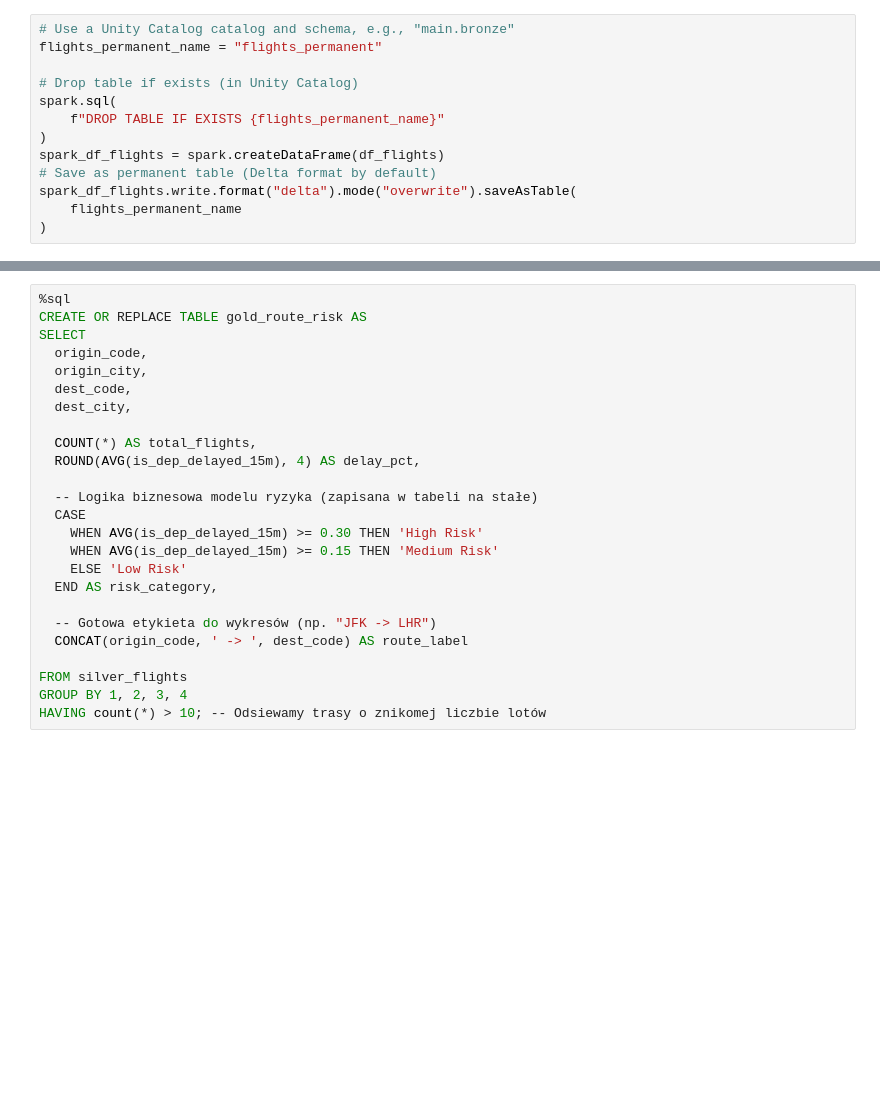
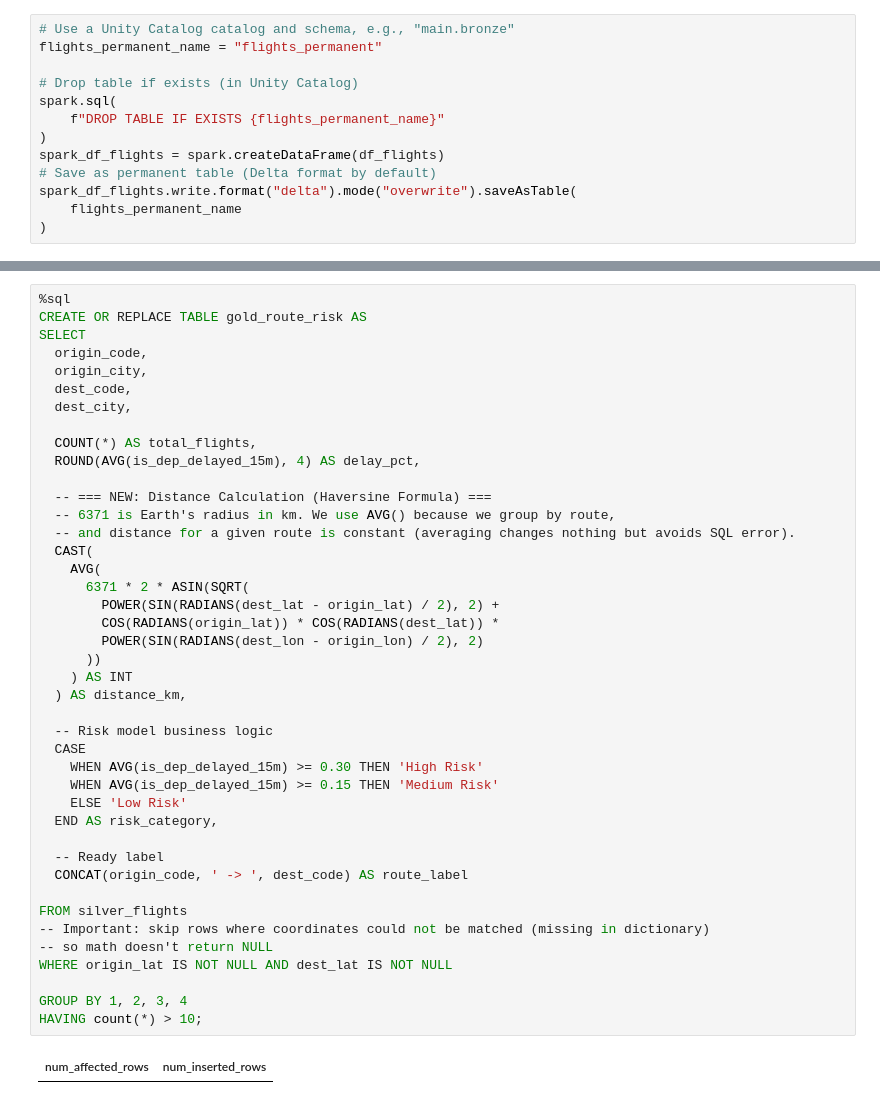
Before and after one commit to WojciechHrycenko/BigDataAnalytics, a Jupyter notebook: Data Notebook.ipynb, the cells around one changed output, grey strips where cells are left out. Drawn from its saved outputs; the diff is of its cells as text; blank space fills up the shorter version.

```diff
--- a/Data Notebook.ipynb
+++ b/Data Notebook.ipynb
@@ -229,25 +264,44 @@ GROUP BY 1, 2;
 # %%
 %sql
 CREATE OR REPLACE TABLE gold_route_risk AS
 SELECT
   origin_code,
   origin_city,
   dest_code,
   dest_city,
 
   COUNT(*) AS total_flights,
   ROUND(AVG(is_dep_delayed_15m), 4) AS delay_pct,
 
-  -- Logika biznesowa modelu ryzyka (zapisana w tabeli na stałe)
+  -- === NEW: Distance Calculation (Haversine Formula) ===
+  -- 6371 is Earth's radius in km. We use AVG() because we group by route,
+  -- and distance for a given route is constant (averaging changes nothing but avoids SQL error).
+  CAST(
+    AVG(
+      6371 * 2 * ASIN(SQRT(
+        POWER(SIN(RADIANS(dest_lat - origin_lat) / 2), 2) +
+        COS(RADIANS(origin_lat)) * COS(RADIANS(dest_lat)) *
+        POWER(SIN(RADIANS(dest_lon - origin_lon) / 2), 2)
+      ))
+    ) AS INT
+  ) AS distance_km,
+
+  -- Risk model business logic
   CASE
     WHEN AVG(is_dep_delayed_15m) >= 0.30 THEN 'High Risk'
     WHEN AVG(is_dep_delayed_15m) >= 0.15 THEN 'Medium Risk'
     ELSE 'Low Risk'
   END AS risk_category,
 
-  -- Gotowa etykieta do wykresów (np. "JFK -> LHR")
+  -- Ready label
   CONCAT(origin_code, ' -> ', dest_code) AS route_label
 
 FROM silver_flights
+-- Important: skip rows where coordinates could not be matched (missing in dictionary)
+-- so math doesn't return NULL
+WHERE origin_lat IS NOT NULL AND dest_lat IS NOT NULL
+
 GROUP BY 1, 2, 3, 4
-HAVING count(*) > 10; -- Odsiewamy trasy o znikomej liczbie lotów
+HAVING count(*) > 10;
+# %% [output]
+| num_affected_rows | num_inserted_rows |
```
Also changed, not shown: parts of 8 cells of this notebook.
